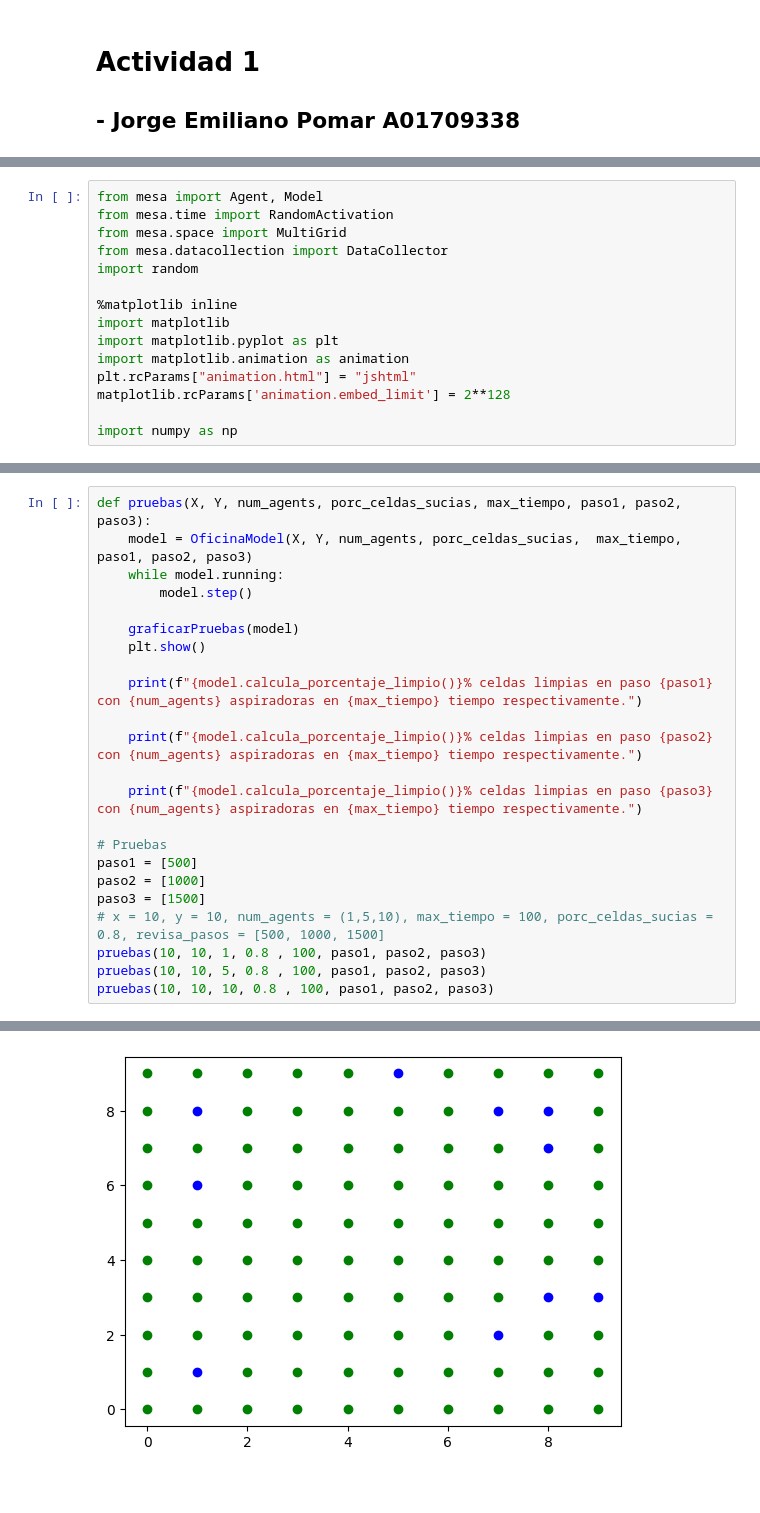
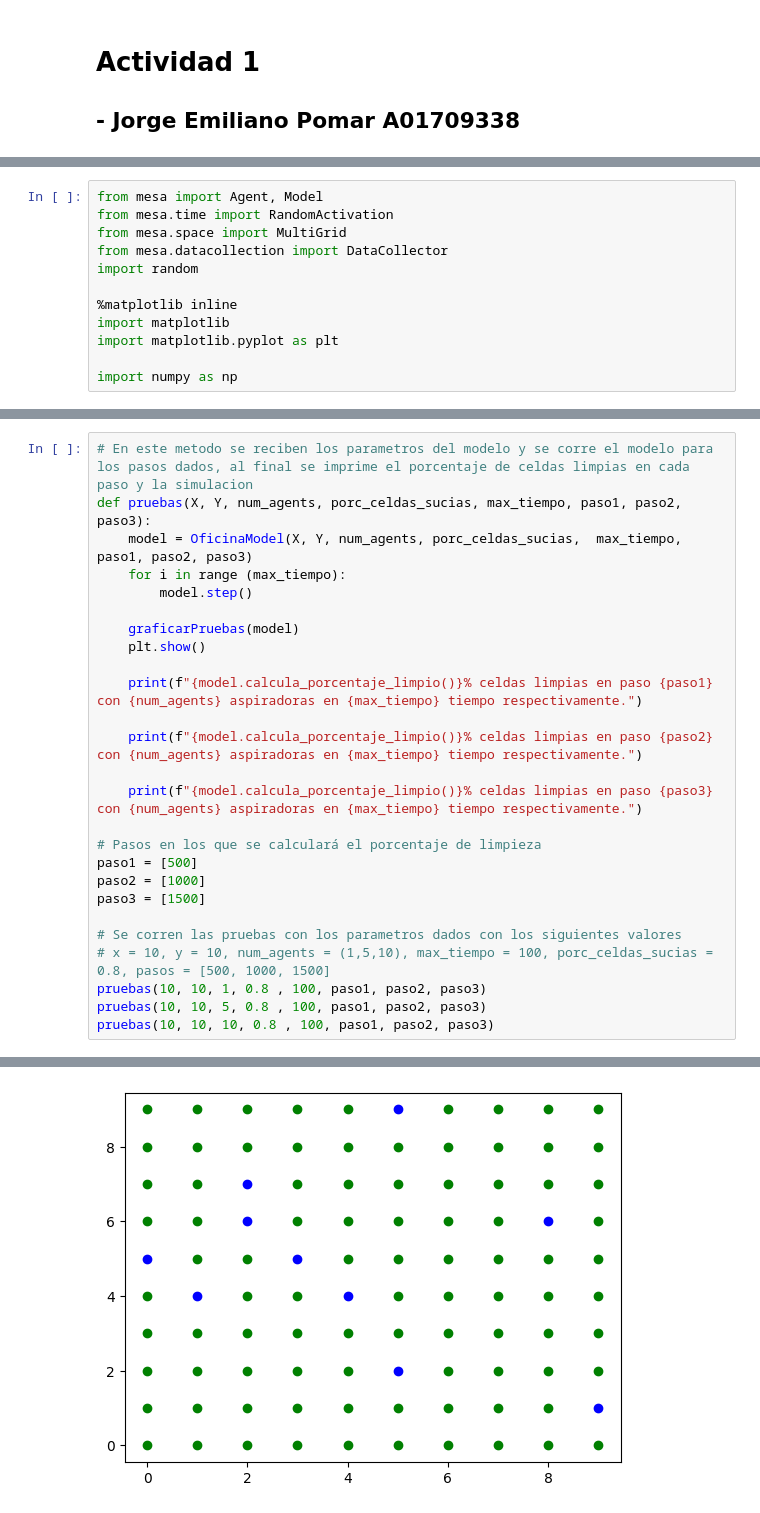
Before and after one commit to pomaremiliano/TC2008B, a Jupyter notebook: MultiAgentes/Actividad1/act1.ipynb, the cells around one changed output, grey strips where cells are left out. Drawn from its saved outputs; the diff is of its cells as text.

```diff
--- a/MultiAgentes/Actividad1/act1.ipynb
+++ b/MultiAgentes/Actividad1/act1.ipynb
@@ -15,9 +11,6 @@ import random
 %matplotlib inline
 import matplotlib
 import matplotlib.pyplot as plt
-import matplotlib.animation as animation
-plt.rcParams["animation.html"] = "jshtml"
-matplotlib.rcParams['animation.embed_limit'] = 2**128
 
 import numpy as np
 # %%
@@ -99,8 +104,9 @@ def graficarPruebas(model):
                     plt.scatter(x, y, color='red') # Sucio
 # %%
+# En este metodo se reciben los parametros del modelo y se corre el modelo para los pasos dados, al final se imprime el porcentaje de celdas limpias en cada paso y la simulacion
 def pruebas(X, Y, num_agents, porc_celdas_sucias, max_tiempo, paso1, paso2, paso3):
     model = OficinaModel(X, Y, num_agents, porc_celdas_sucias,  max_tiempo, paso1, paso2, paso3)
-    while model.running:
+    for i in range (max_tiempo):
         model.step()
 
     graficarPruebas(model)
@@ -112,11 +118,13 @@ def pruebas(X, Y, num_agents, porc_celdas_sucias, max_tiempo, paso1, paso2, paso
 
     print(f"{model.calcula_porcentaje_limpio()}% celdas limpias en paso {paso3} con {num_agents} aspiradoras en {max_tiempo} tiempo respectivamente.")
 
-# Pruebas
+# Pasos en los que se calculará el porcentaje de limpieza
 paso1 = [500]
 paso2 = [1000]
 paso3 = [1500]
-# x = 10, y = 10, num_agents = (1,5,10), max_tiempo = 100, porc_celdas_sucias = 0.8, revisa_pasos = [500, 1000, 1500]
+
+# Se corren las pruebas con los parametros dados con los siguientes valores
+# x = 10, y = 10, num_agents = (1,5,10), max_tiempo = 100, porc_celdas_sucias = 0.8, pasos = [500, 1000, 1500]
 pruebas(10, 10, 1, 0.8 , 100, paso1, paso2, paso3)
 pruebas(10, 10, 5, 0.8 , 100, paso1, paso2, paso3)
 pruebas(10, 10, 10, 0.8 , 100, paso1, paso2, paso3)
@@ -129,7 +137,7 @@ pruebas(10, 10, 10, 0.8 , 100, paso1, paso2, paso3)
 95.0% celdas limpias en paso [500] con 5 aspiradoras en 100 tiempo respectivamente.
 95.0% celdas limpias en paso [1000] con 5 aspiradoras en 100 tiempo respectivamente.
 95.0% celdas limpias en paso [1500] con 5 aspiradoras en 100 tiempo respectivamente.
-[figure, old version]
+[figure, new version]
 90.0% celdas limpias en paso [500] con 10 aspiradoras en 100 tiempo respectivamente.
 90.0% celdas limpias en paso [1000] con 10 aspiradoras en 100 tiempo respectivamente.
 90.0% celdas limpias en paso [1500] con 10 aspiradoras en 100 tiempo respectivamente.
```
Also changed, not shown: parts of 6 cells of this notebook, 1 other file.
